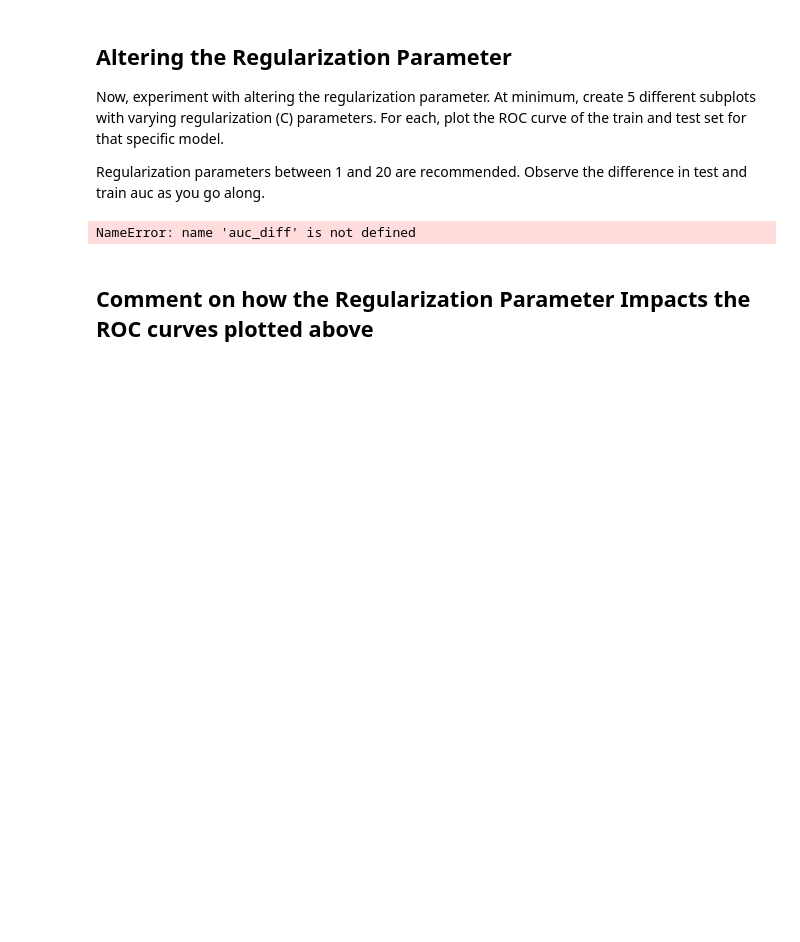
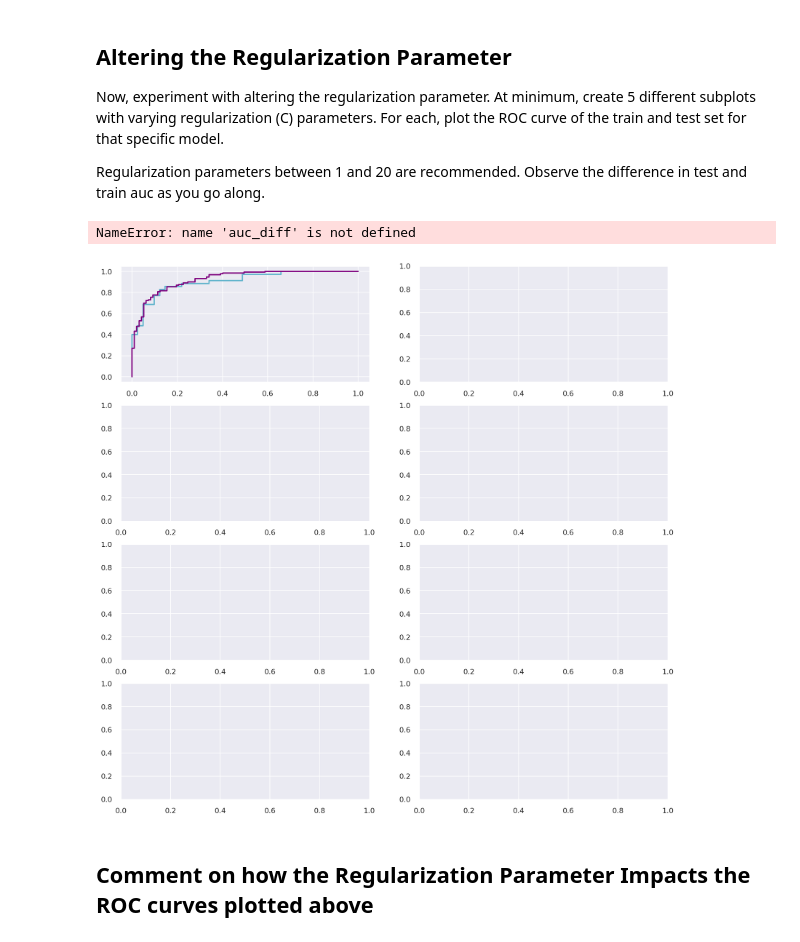
Before and after one commit to ZMBailey/dsc-3-30-07-logistic-regression-model-comparisons-lab-seattle-ds-career-040119, a Jupyter notebook: index.ipynb, the cells around one changed output. Saved outputs shown, nothing was run; the diff lists cells and outputs as text; code cells hidden in the pictures; blank space fills up the shorter version.

```diff
--- a/index.ipynb
+++ b/index.ipynb
@@ -319,27 +319,29 @@ Regularization parameters between 1 and 20 are recommended. Observe the differen
 # %%
 fig, axes = plt.subplots(4,2, figsize=(15,15))
 for n in range(8):
     i = n%4
     j = n//4
     ax = axes[i,j]
 
     logreg = LogisticRegression(fit_intercept=True, solver='lbfgs', C=1.5**n)
     logreg.fit(X_train,y_train)
 
     y_test_score = logreg.decision_function(X_test)
     y_train_score = logreg.decision_function(X_train)
 
     test_fpr,test_tpr,test_threshold = roc_curve(y_test,y_test_score)
     train_fpr, train_tpr, train_threshold = roc_curve(y_train,y_train_score)
 
     test_auc = auc(test_fpr,test_tpr)
     train_auc = auc(train_fpr,train_tpr)
+    auc_diff = test_auc-train_auc
 
     ax.plot(test_fpr,test_tpr, color='c', lw=lw, label='test ROC curve')
     ax.plot(train_fpr,train_tpr, color='purple', lw=lw, label='train ROC curve')
     ax.set_title('Regularization Parameter set to: 1.5^{}\nDifference in Test/Train AUC: {}'.format(n, auc_diff))
 # %% [output]
 NameError: name 'auc_diff' is not defined
+[figure, added]
 # %% [markdown]
 ## Comment on how the Regularization Parameter Impacts the ROC curves plotted above
 # %% [markdown]
```
